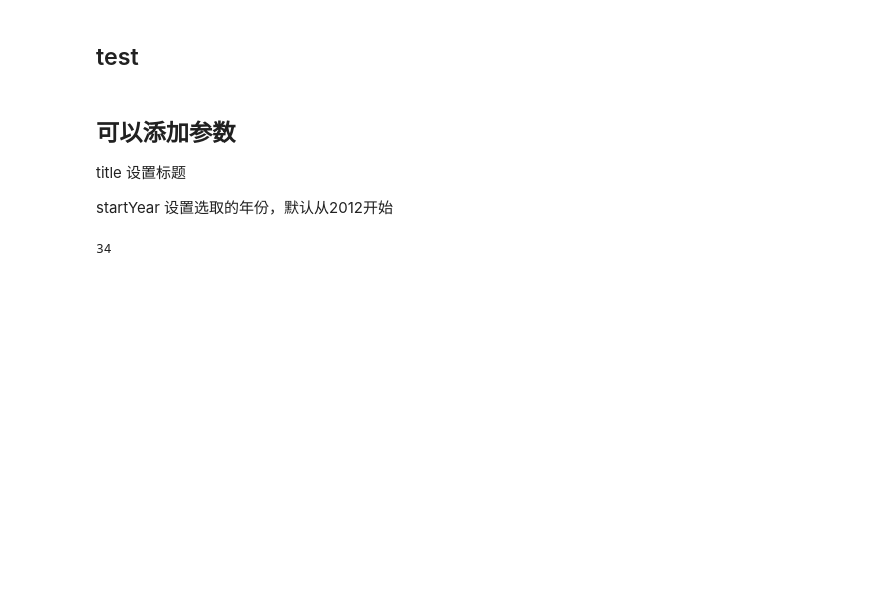
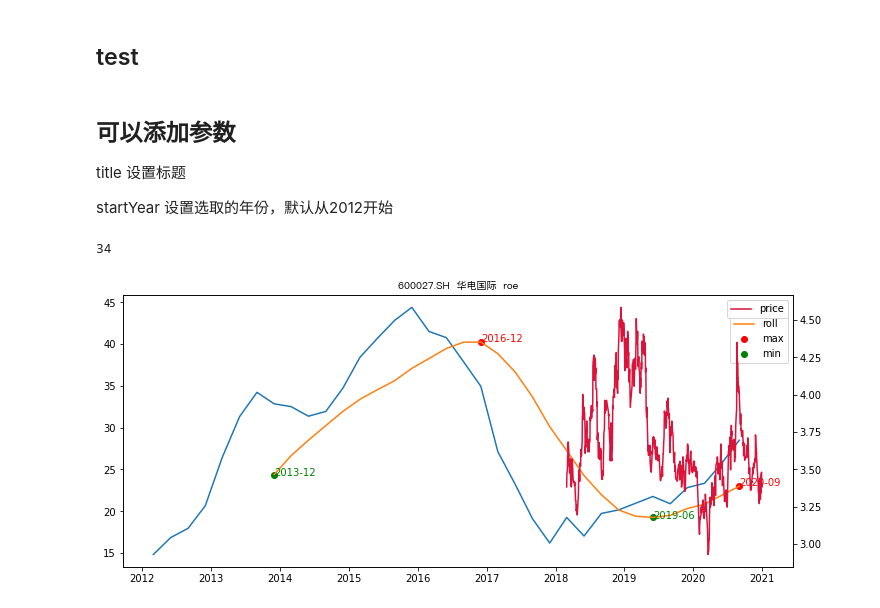
Before and after one commit to zch0423/ZSIntern, a Jupyter notebook: Mar05/test.ipynb, the cells around one changed output. Saved outputs shown, nothing was run; the diff lists cells and outputs as text; code cells hidden in the pictures; blank space fills up the shorter version.

```diff
--- a/Mar05/test.ipynb
+++ b/Mar05/test.ipynb
@@ -32,6 +30,10 @@ codes = recheck.code.values
 len(codes)
 # %% [output]
 34
+# %%
+plotIt("600027.SH", roe, mark, title="roe")
+# %% [output]
+[figure, added]
 # %%
 # 循环一次性绘制，取消注释即可
 # print()
```
Also changed, not shown: parts of 2 cells of this notebook, 3 other files.
